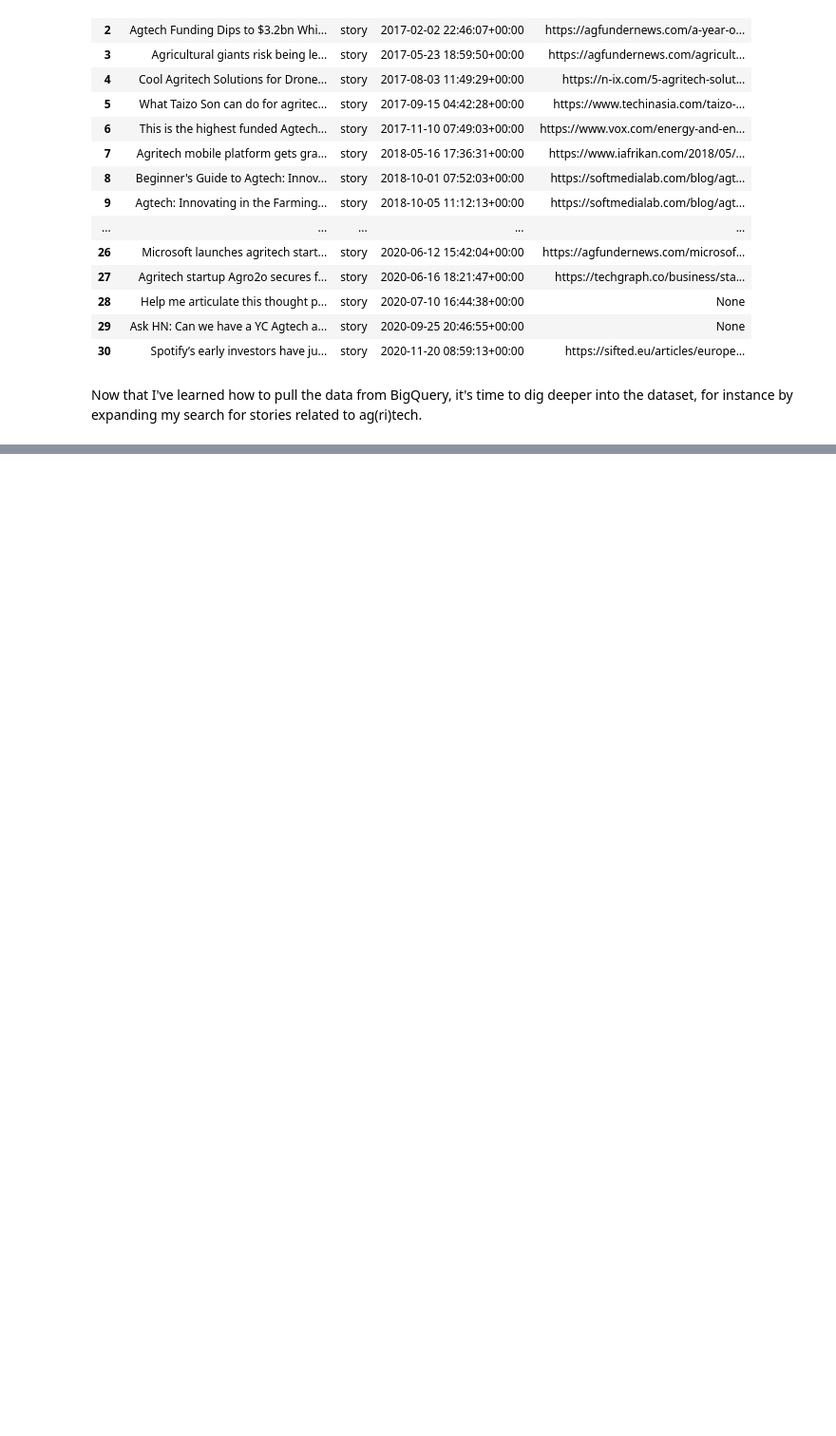
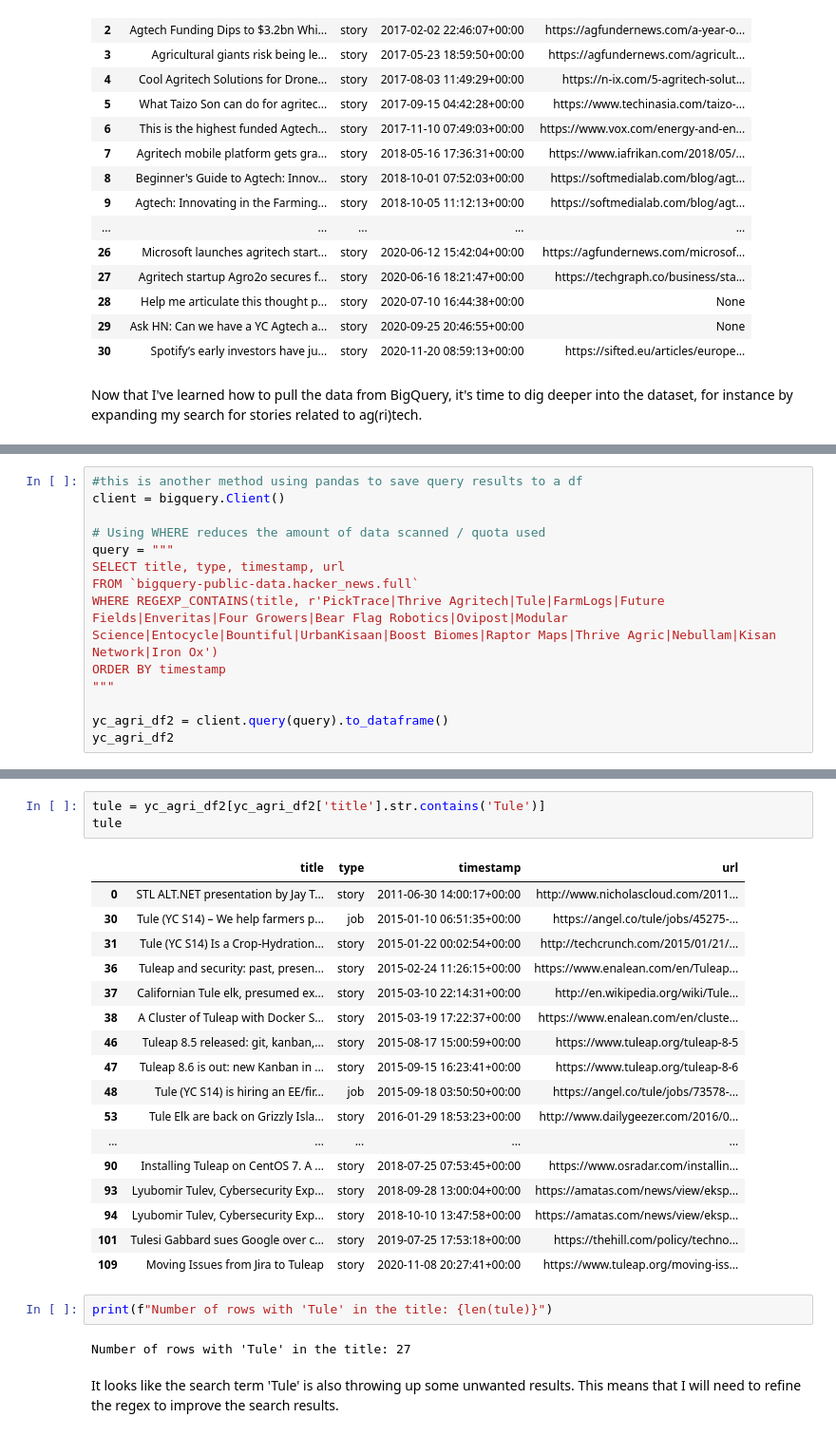
Before and after one commit to fangningtan/hackernews-agtech, a Jupyter notebook: bigquery_test.ipynb, the cells around one changed output, grey strips where cells are left out. Shown at 95% size. Drawn from its saved outputs; the diff is of its cells as text; blank space fills up the shorter version.

```diff
--- a/bigquery_test.ipynb
+++ b/bigquery_test.ipynb
@@ -104,0 +245,14 @@ Now that I've learned how to pull the data from BigQuery, it's time to dig deepe
+# %%
+#this is another method using pandas to save query results to a df
+client = bigquery.Client()
+
+# Using WHERE reduces the amount of data scanned / quota used
+query = """
+SELECT title, type, timestamp, url
+FROM `bigquery-public-data.hacker_news.full`
+WHERE REGEXP_CONTAINS(title, r'PickTrace|Thrive Agritech|Tule|FarmLogs|Future Fields|Enveritas|Four Growers|Bear Flag Robotics|Ovipost|Modular Science|Entocycle|Bountiful|UrbanKisaan|Boost Biomes|Raptor Maps|Thrive Agric|Nebullam|Kisan Network|Iron Ox')
+ORDER BY timestamp
+"""
+
+yc_agri_df2 = client.query(query).to_dataframe()
+yc_agri_df2
@@ -104,0 +273,27 @@ Now that I've learned how to pull the data from BigQuery, it's time to dig deepe
+# %%
+tule = yc_agri_df2[yc_agri_df2['title'].str.contains('Tule')]
+tule
+# %% [output]
+|  | title | type | timestamp | url |
+| 0 | STL ALT.NET presentation by Jay T... | story | 2011-06-30 14:00:17+00:00 | http://www.nicholascloud.com/2011... |
+| 30 | Tule (YC S14) – We help farmers p... | job | 2015-01-10 06:51:35+00:00 | https://angel.co/tule/jobs/45275-... |
+| 31 | Tule (YC S14) Is a Crop-Hydration... | story | 2015-01-22 00:02:54+00:00 | http://techcrunch.com/2015/01/21/... |
+| 36 | Tuleap and security: past, presen... | story | 2015-02-24 11:26:15+00:00 | https://www.enalean.com/en/Tuleap... |
+| 37 | Californian Tule elk, presumed ex... | story | 2015-03-10 22:14:31+00:00 | http://en.wikipedia.org/wiki/Tule... |
+| 38 | A Cluster of Tuleap with Docker S... | story | 2015-03-19 17:22:37+00:00 | https://www.enalean.com/en/cluste... |
+| 46 | Tuleap 8.5 released: git, kanban,... | story | 2015-08-17 15:00:59+00:00 | https://www.tuleap.org/tuleap-8-5 |
+| 47 | Tuleap 8.6 is out: new Kanban in ... | story | 2015-09-15 16:23:41+00:00 | https://www.tuleap.org/tuleap-8-6 |
+| 48 | Tule (YC S14) is hiring an EE/fir... | job | 2015-09-18 03:50:50+00:00 | https://angel.co/tule/jobs/73578-... |
+| 53 | Tule Elk are back on Grizzly Isla... | story | 2016-01-29 18:53:23+00:00 | http://www.dailygeezer.com/2016/0... |
+| ... | ... | ... | ... | ... |
+| 90 | Installing Tuleap on CentOS 7. A ... | story | 2018-07-25 07:53:45+00:00 | https://www.osradar.com/installin... |
+| 93 | Lyubomir Tulev, Cybersecurity Exp... | story | 2018-09-28 13:00:04+00:00 | https://amatas.com/news/view/eksp... |
+| 94 | Lyubomir Tulev, Cybersecurity Exp... | story | 2018-10-10 13:47:58+00:00 | https://amatas.com/news/view/eksp... |
+| 101 | Tulesi Gabbard sues Google over c... | story | 2019-07-25 17:53:18+00:00 | https://thehill.com/policy/techno... |
+| 109 | Moving Issues from Jira to Tuleap | story | 2020-11-08 20:27:41+00:00 | https://www.tuleap.org/moving-iss... |
+# %%
+print(f"Number of rows with 'Tule' in the title: {len(tule)}")
+# %% [output]
+Number of rows with 'Tule' in the title: 27
+# %% [markdown]
+It looks like the search term 'Tule' is also throwing up some unwanted results. This means that I will need to refine the regex to improve the search results.
```
Also changed, not shown: parts of 23 cells of this notebook.
